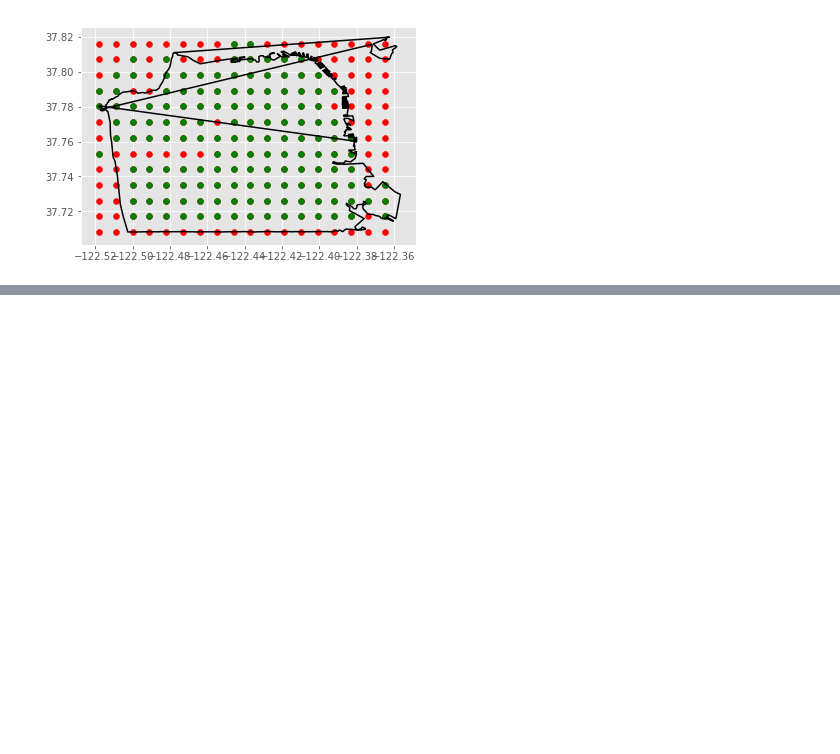
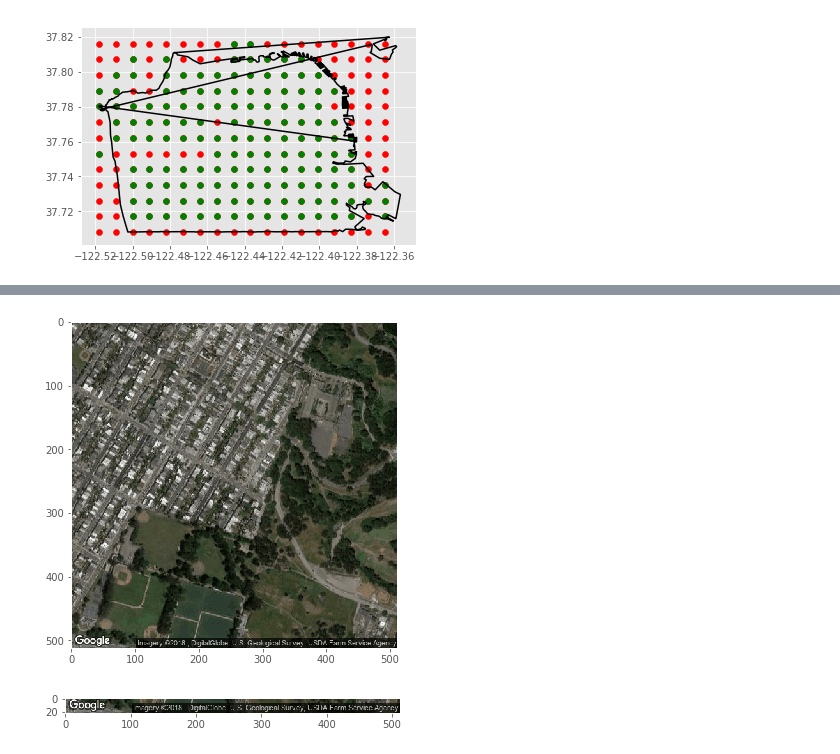
Before and after one commit to gokul-krishna/U-Net-Road-Detection, a Jupyter notebook: get_map_data.ipynb, the cells around one changed output, grey strips where cells are left out. Drawn from its saved outputs; the diff is of its cells as text; code cells hidden in the pictures; blank space fills up the shorter version.

```diff
--- a/get_map_data.ipynb
+++ b/get_map_data.ipynb
@@ -220,0 +267,20 @@ plt.scatter(grids_sf_in[:, 1], grids_sf_in[:, 0], c='g')
+# %%
+plt.rcParams['figure.figsize'] = [6.0, 6.0]
+# %%
+import cv2
+
+def read_image(path):
+    im = cv2.imread(str(path))
+    return cv2.cvtColor(im, cv2.COLOR_BGR2RGB)
+# %%
+im = read_image('data/sanfrancisco/sat/86.png')
+plt.imshow(im)
+plt.grid(False)
+# %% [output]
+[figure, added]
+# %%
+im_crop = im[490:, :]
+plt.imshow(im_crop)
+plt.grid(False)
+# %% [output]
+[figure, added]
```
Also changed, not shown: parts of 21 cells of this notebook, 2 other files.
